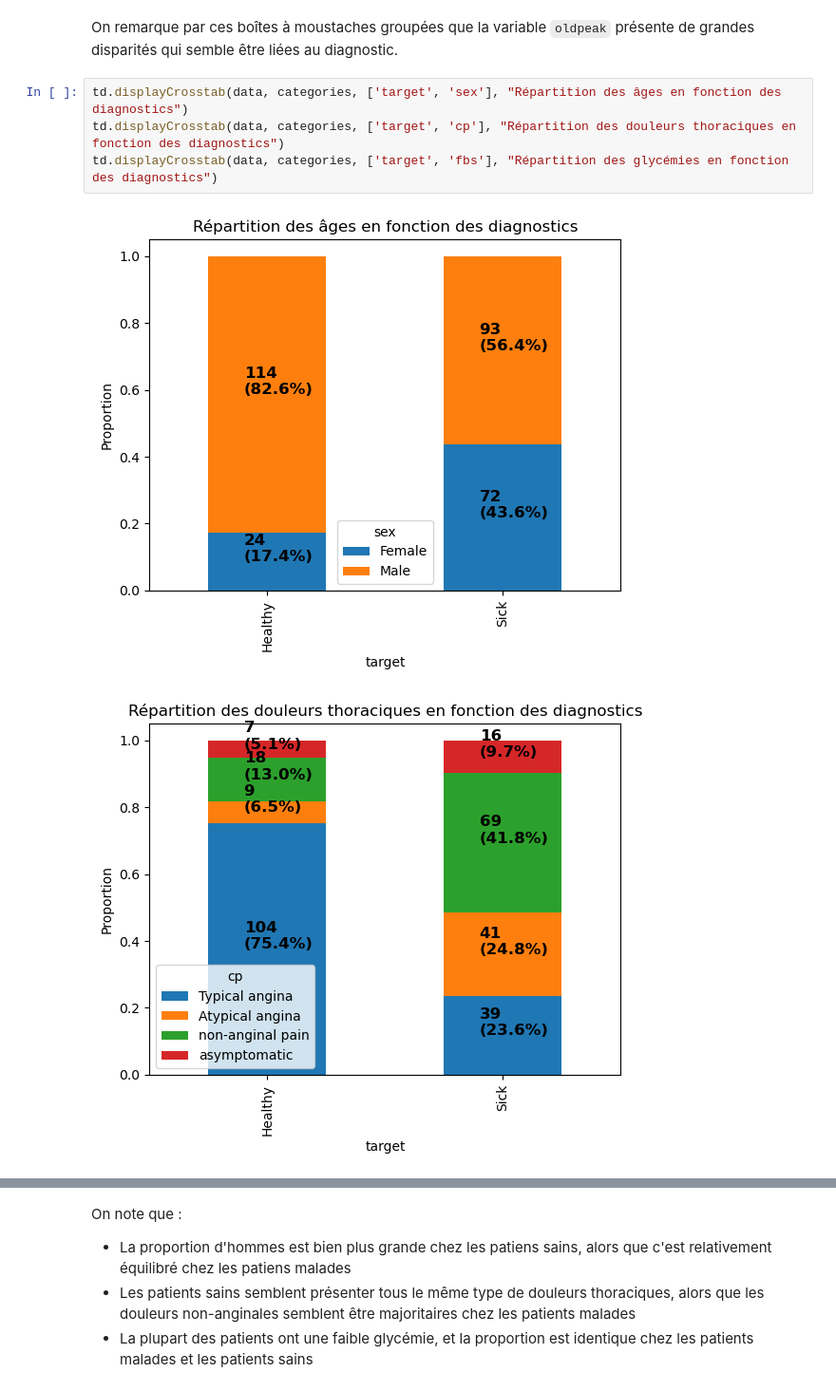
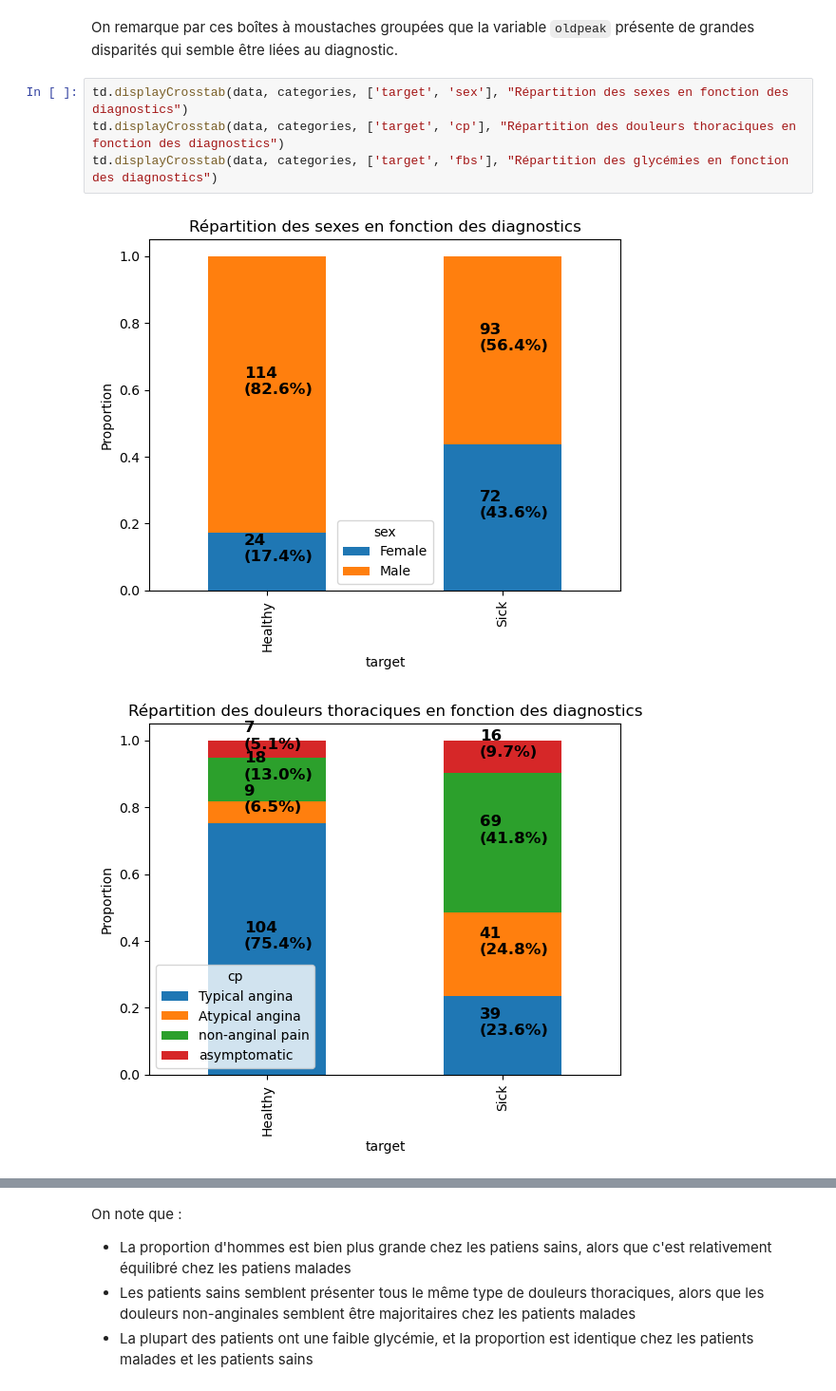
Before and after one commit to Polytech-E2I/data-processing, a Jupyter notebook: Projet2_jpynb/Projet2.ipynb, the cells around one changed output, grey strips where cells are left out. Shown: that part at 95% size. Saved outputs shown, nothing was run; the diff lists cells and outputs as text.

```diff
--- a/Projet2_jpynb/Projet2.ipynb
+++ b/Projet2_jpynb/Projet2.ipynb
@@ -132,11 +132,11 @@ td.displayBoxplot(
 # %% [markdown]
 On remarque par ces boîtes à moustaches groupées que la variable `oldpeak` présente de grandes disparités qui semble être liées au diagnostic.
 # %%
-td.displayCrosstab(data, categories, ['target', 'sex'], "Répartition des âges en fonction des diagnostics")
+td.displayCrosstab(data, categories, ['target', 'sex'], "Répartition des sexes en fonction des diagnostics")
 td.displayCrosstab(data, categories, ['target', 'cp'], "Répartition des douleurs thoraciques en fonction des diagnostics")
 td.displayCrosstab(data, categories, ['target', 'fbs'], "Répartition des glycémies en fonction des diagnostics")
 # %% [output]
-[figure, old version]
+[figure, new version]
 [figure]
 [figure]
 # %% [markdown]
```
Also changed, not shown: parts of 22 cells of this notebook.
